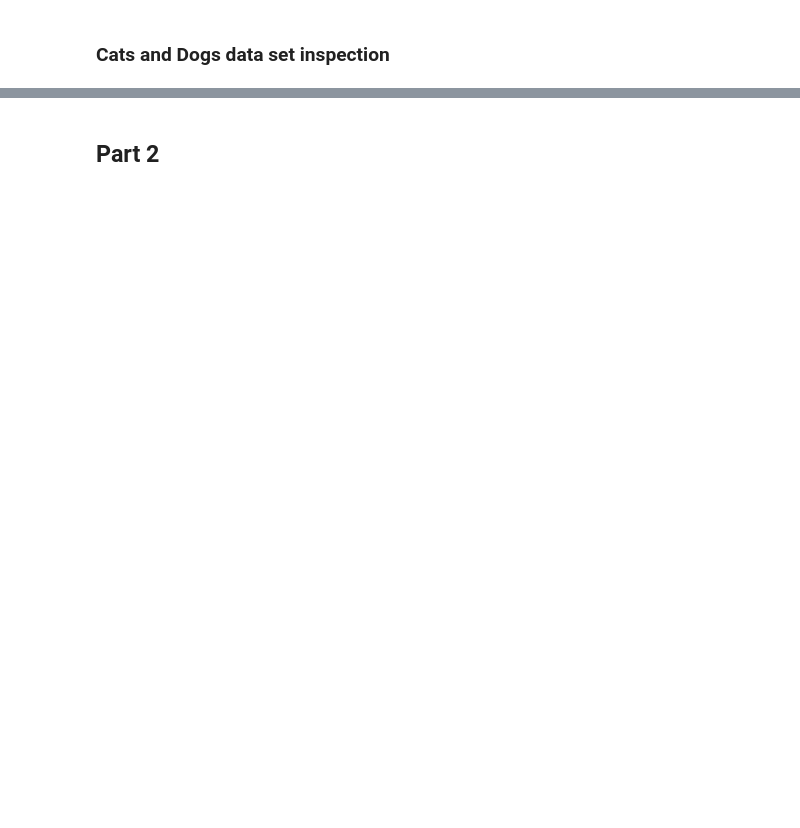
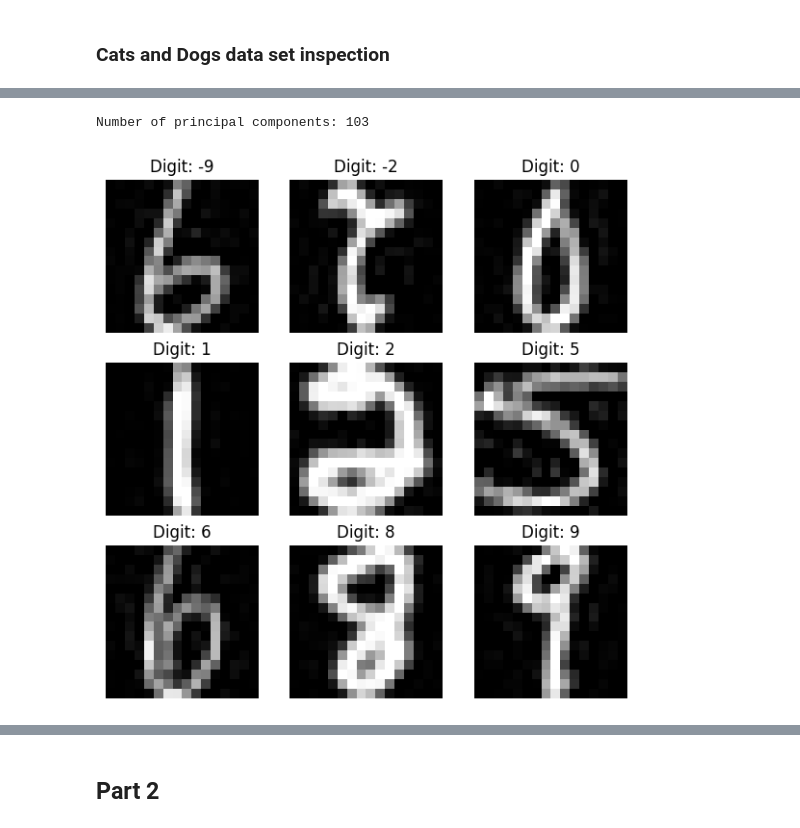
Before and after one commit to CAIYIAHUAI/MVE441, a Jupyter notebook: Carl/Project_2/main_nb.ipynb, the cells around one changed output, grey strips where cells are left out. Saved outputs shown, nothing was run; the diff lists cells and outputs as text; code cells hidden in the pictures; blank space fills up the shorter version.

```diff
--- a/Carl/Project_2/main_nb.ipynb
+++ b/Carl/Project_2/main_nb.ipynb
@@ -167,0 +180,19 @@ Use 1 wrapper with "SequentialFeatureSelector" forward/backward
+# %%
+# Divide into test and train data sets with test size
+ts = 0
+if ts != 0:
+    CATSDOGS_pixels_train, CATSDOGS_pixels_test, CATSDOGS_labels_train, CATSDOGS_labels_test = train_test_split(
+        CATSDOGS_pixels, CATSDOGS_labels, test_size=ts, random_state=123, stratify=CATSDOGS_labels
+    )
+    MNIST_pixels_train, MNIST_pixels_test, MNIST_labels_train, MNIST_labels_test = train_test_split(
+        MNIST_pixels, MNIST_labels, test_size=ts, random_state=123, stratify=MNIST_labels
+    )
+else:
+    CATSDOGS_pixels_train = CATSDOGS_pixels
+    CATSDOGS_pixels_test = None
+    CATSDOGS_labels_train = CATSDOGS_labels
+    CATSDOGS_labels_test = None
+    MNIST_pixels_train = MNIST_pixels
+    MNIST_pixels_test = None
+    MNIST_labels_train = MNIST_labels
+    MNIST_labels_test = None
@@ -167,0 +204,32 @@ Use 1 wrapper with "SequentialFeatureSelector" forward/backward
+# %%
+# Normalize data
+scaler = StandardScaler()
+MNIST_pixels_train_scaled = scaler.fit_transform(MNIST_pixels_train)
+
+# PCA with variance threshold 95%
+variance_threshold = 0.95
+MNIST_PCA = PCA(n_components=variance_threshold)
+MNIST_pixels_train_PCA = MNIST_PCA.fit_transform(MNIST_pixels_train_scaled)
+MNIST_number_of_components = MNIST_PCA.n_components_
+print("Number of principal components: " + str(MNIST_number_of_components))
+
+# Image reconstructions
+MNIST_pixels_train_reconstructed = MNIST_PCA.inverse_transform(MNIST_pixels_train_PCA)
+MNIST_pixels_train_reconstructed = scaler.inverse_transform(MNIST_pixels_train_reconstructed)
+
+# Select one random example for each digit label
+fig, axes = plt.subplots(3, 3, figsize=(7, 7))
+axes = axes.flatten()
+indx = 0
+for lab in MNIST_unique_labels:
+    indices = np.where(MNIST_labels_train == lab)[0]
+    random_index = np.random.choice(indices)
+    pixels_index = MNIST_pixels_train_reconstructed[random_index]
+    reshaped_data = pixels_index.reshape(16, 16)
+    axes[indx].imshow(reshaped_data, cmap='gray', vmin=-1, vmax=1)
+    axes[indx].set_title("Digit: " + str(lab))
+    axes[indx].axis('off')
+    indx = indx + 1
+# %% [output]
+Number of principal components: 103
+[figure, added]
```
Also changed, not shown: parts of 21 cells of this notebook.
